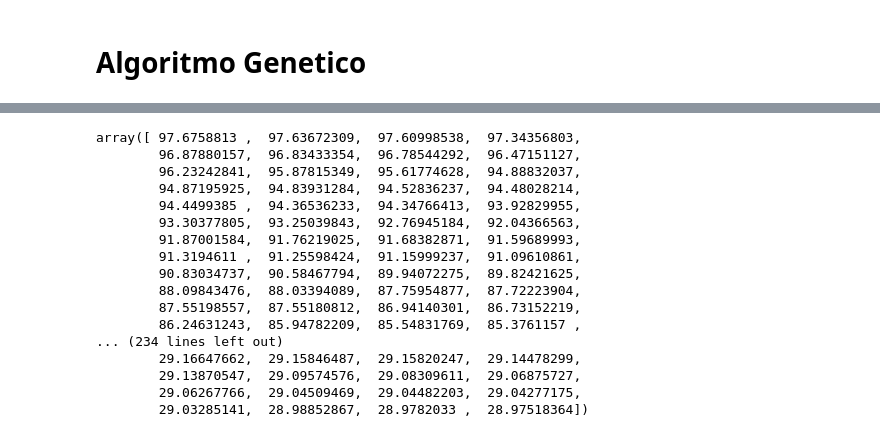
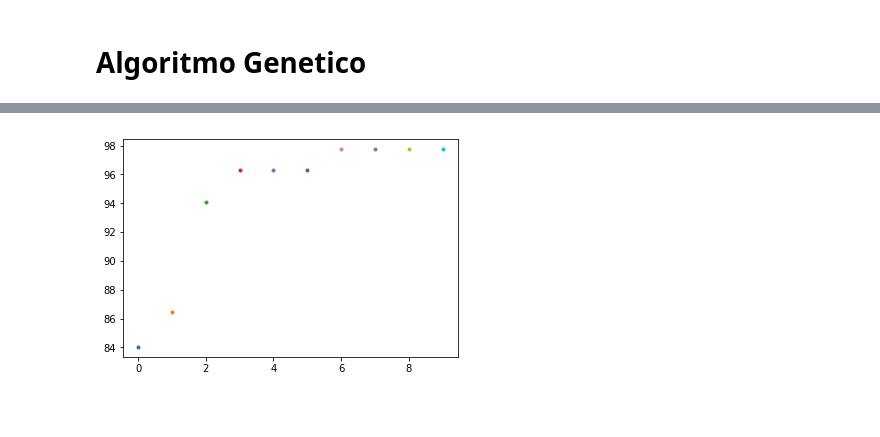
Before and after one commit to williamegomez/Machine-Learnign-Teaching, a Jupyter notebook: lessons/2018-1/Genetic Algorithms/GeneticOptimization.ipynb, the cells around one changed output, grey strips where cells are left out. Drawn from its saved outputs; the diff is of its cells as text; code cells hidden in the pictures; blank space fills up the shorter version.

```diff
--- a/lessons/2018-1/Genetic Algorithms/GeneticOptimization.ipynb
+++ b/lessons/2018-1/Genetic Algorithms/GeneticOptimization.ipynb
@@ -32,14 +50,13 @@ plt.show()
 # %%
-mini=0;           #Valor minimo que toman las variables de la funcion
-maxi=9.99;        #Valor maximo que toman las variables de la funcion
-Tm=0.05;           #Tasa de mutacion
-Tc=0.05;          #Tasa de cruce  Porcentaje de parejas van a ser seleccionadas para el cruce
-population=1000; #Tamaño de la poblacion
+Tm=0.4;           #Tasa de mutacion
+Tc=0.4;          #Tasa de cruce  Porcentaje de parejas van a ser seleccionadas para el cruce
+population=20; #Tamaño de la poblacion
 var=2;            #Numero de variables para la funcion
 N=10;           #Numero de generaciones
-alpha= 0.8        #For aritmetic recombination
+alpha= 0.5        #For aritmetic recombination
 # %%
 Pop = np.random.rand(population,var)*10 #Random numbers in [0,10]
+
 
 for gen in range(N):
     # Fitness evaluation
@@ -57,50 +74,37 @@ for gen in range(N):
         P = np.random.rand(1)
         ParentSelected_1 = np.where(Wheel >= P)[0][0]
 
         P = np.random.rand(1)
         ParentSelected_2 = np.where(Wheel >= P)[0][0]
 
         #Crossover Aritmetic recombination
         Child_1 = (1-alpha)*Pop[ParentSelected_1] + alpha*Pop[ParentSelected_2]
         Child_2 = alpha*Pop[ParentSelected_1]     + (1-alpha)*Pop[ParentSelected_2]
 
         #Add to population
         Pop = np.append(Pop,Child_1[None,:],axis=0)
         Pop = np.append(Pop,Child_2[None,:],axis=0)
 
 
     # Mutation - Wheel
     for parent in range(int(Tm*population)):
         P = np.random.rand(1)
         ParentSelected = np.where(Wheel >= P)[0][0]
 
         #Add to population
         Child_1 = Pop[ParentSelected] + np.random.rand(1)
         Pop = np.append(Pop,Child_1[None,:],axis=0)
 
     #Selection
     Fitness = F1(Pop[:,0],Pop[:,1])
 
+
+
     BestIndividuos = np.argsort(-Fitness)
 
     Pop = Pop[BestIndividuos[:population]]
+
+    plt.plot(gen,F1(Pop[0,0],Pop[0,1]),'.')
+plt.show()
+# %% [output]
+[figure, added]
-# %%
-F1(Pop[:,0],Pop[:,1])
-# %% [output]
-array([ 97.6758813 ,  97.63672309,  97.60998538,  97.34356803,
-        96.87880157,  96.83433354,  96.78544292,  96.47151127,
-        96.23242841,  95.87815349,  95.61774628,  94.88832037,
-        94.87195925,  94.83931284,  94.52836237,  94.48028214,
-        94.4499385 ,  94.36536233,  94.34766413,  93.92829955,
-        93.30377805,  93.25039843,  92.76945184,  92.04366563,
-        91.87001584,  91.76219025,  91.68382871,  91.59689993,
-        91.3194611 ,  91.25598424,  91.15999237,  91.09610861,
-        90.83034737,  90.58467794,  89.94072275,  89.82421625,
-        88.09843476,  88.03394089,  87.75954877,  87.72223904,
-        87.55198557,  87.55180812,  86.94140301,  86.73152219,
-        86.24631243,  85.94782209,  85.54831769,  85.3761157 ,
-... (234 lines left out)
-        29.16647662,  29.15846487,  29.15820247,  29.14478299,
-        29.13870547,  29.09574576,  29.08309611,  29.06875727,
-        29.06267766,  29.04509469,  29.04482203,  29.04277175,
-        29.03285141,  28.98852867,  28.9782033 ,  28.97518364])
```
Also changed, not shown: parts of 3 cells of this notebook, 1 other file.
